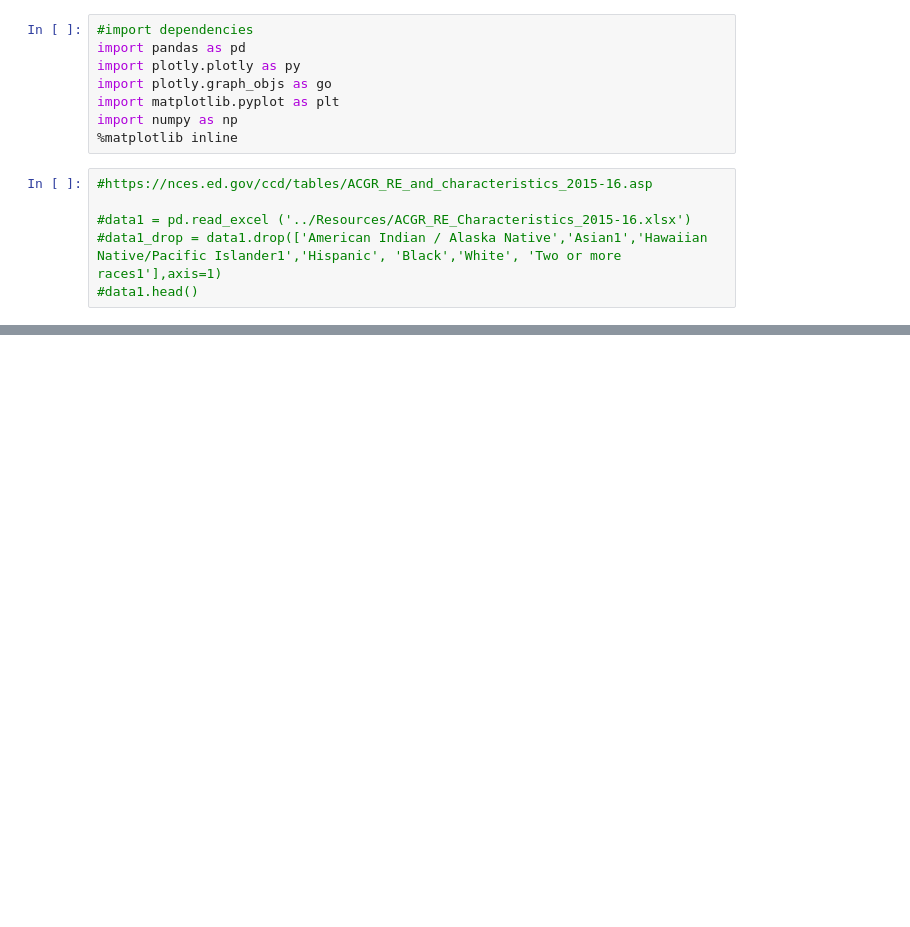
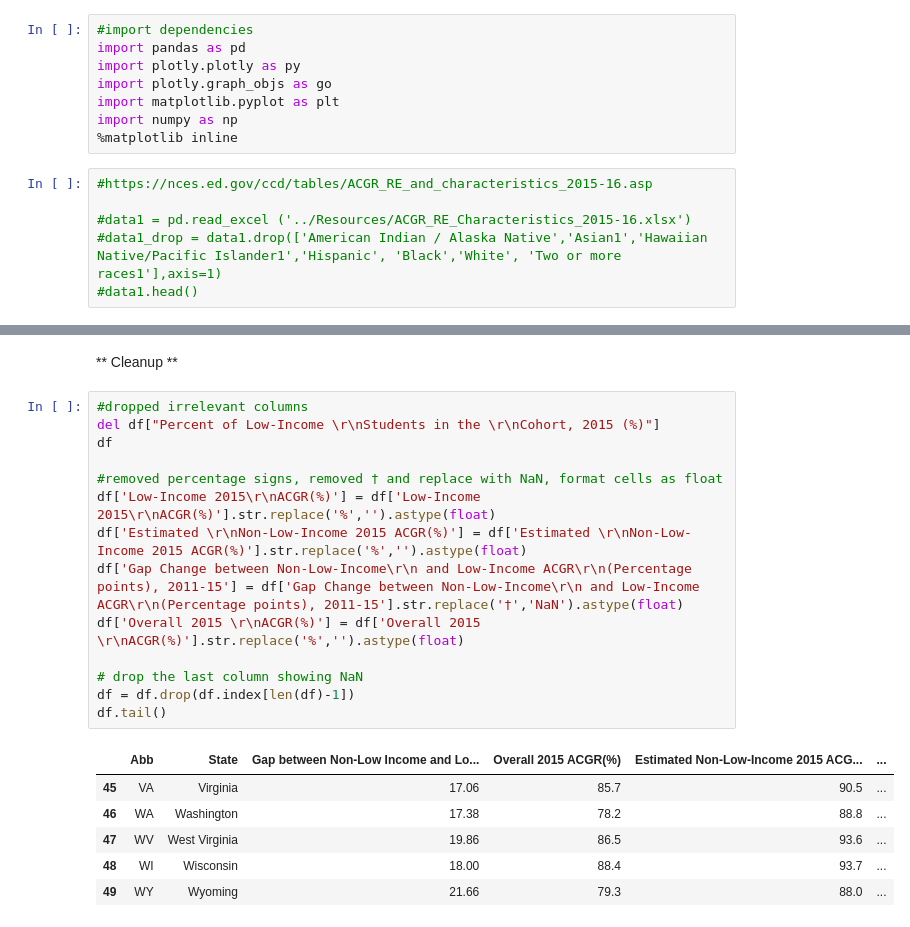
Before and after one commit to jelizalo/project-one, a Jupyter notebook: DataSets/Gloria_HS_Graduation_by_Income.ipynb, the cells around one changed output, grey strips where cells are left out. Cells and saved outputs as stored; diff of their text form; blank space fills up the shorter version.

```diff
--- a/DataSets/Gloria_HS_Graduation_by_Income.ipynb
+++ b/DataSets/Gloria_HS_Graduation_by_Income.ipynb
@@ -38,0 +67,23 @@ df.head()
+# %% [markdown]
+** Cleanup **
+# %%
+#dropped irrelevant columns
+del df["Percent of Low-Income \r\nStudents in the \r\nCohort, 2015 (%)"]
+df
+
+#removed percentage signs, removed † and replace with NaN, format cells as float
+df['Low-Income 2015\r\nACGR(%)'] = df['Low-Income 2015\r\nACGR(%)'].str.replace('%','').astype(float)
+df['Estimated \r\nNon-Low-Income 2015 ACGR(%)'] = df['Estimated \r\nNon-Low-Income 2015 ACGR(%)'].str.replace('%','').astype(float)
+df['Gap Change between Non-Low-Income\r\n and Low-Income ACGR\r\n(Percentage points), 2011-15'] = df['Gap Change between Non-Low-Income\r\n and Low-Income ACGR\r\n(Percentage points), 2011-15'].str.replace('†','NaN').astype(float)
+df['Overall 2015 \r\nACGR(%)'] = df['Overall 2015 \r\nACGR(%)'].str.replace('%','').astype(float)
+
+# drop the last column showing NaN
+df = df.drop(df.index[len(df)-1])
+df.tail()
+# %% [output]
+|  | Abb | State | Gap between Non-Low Income and Lo... | Overall 2015 ACGR(%) | Estimated Non-Low-Income 2015 ACG... | ... |
+| 45 | VA | Virginia | 17.06 | 85.7 | 90.5 | ... |
+| 46 | WA | Washington | 17.38 | 78.2 | 88.8 | ... |
+| 47 | WV | West Virginia | 19.86 | 86.5 | 93.6 | ... |
+| 48 | WI | Wisconsin | 18.00 | 88.4 | 93.7 | ... |
+| 49 | WY | Wyoming | 21.66 | 79.3 | 88.0 | ... |
```
Also changed, not shown: parts of 18 cells of this notebook, 3 other files.
